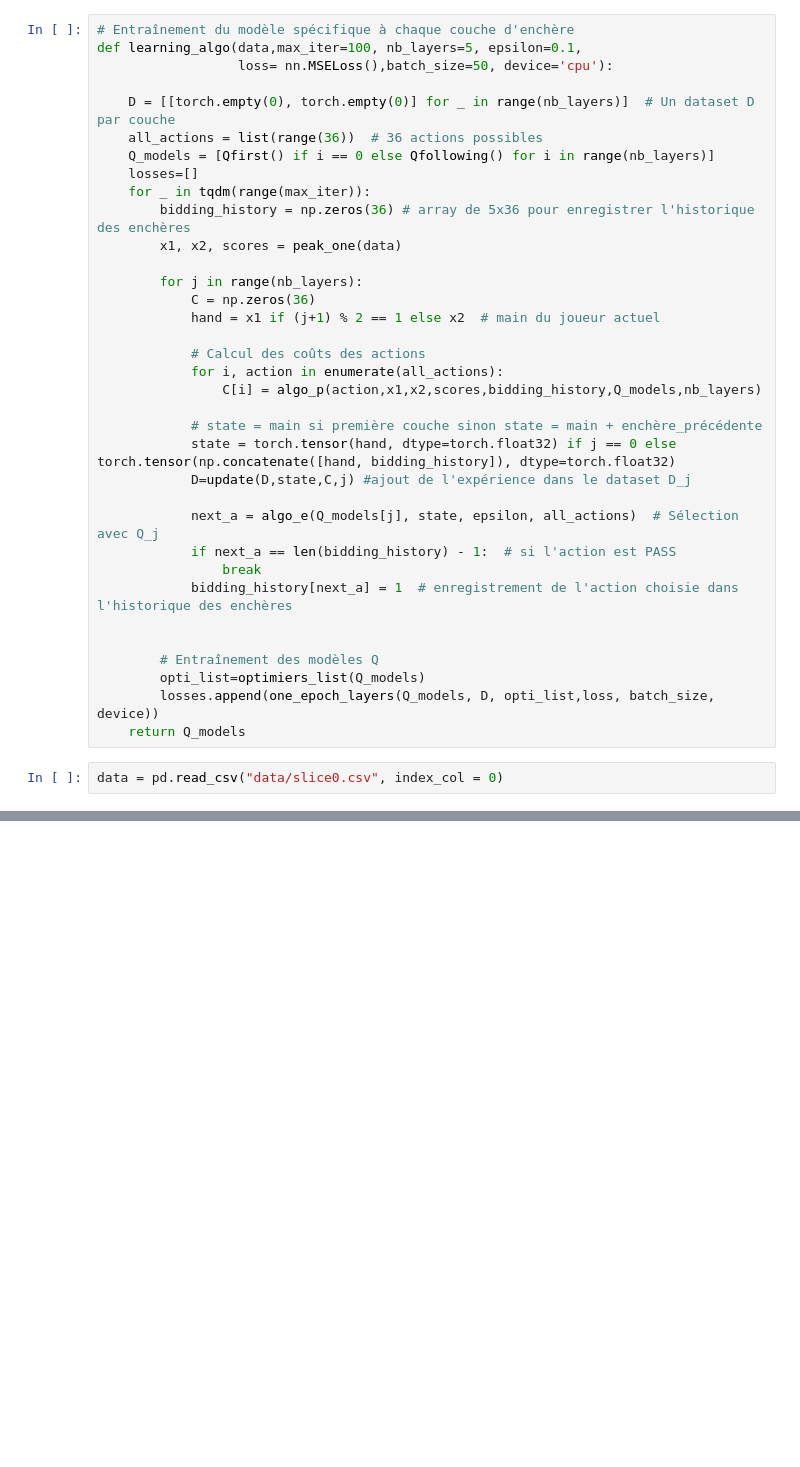
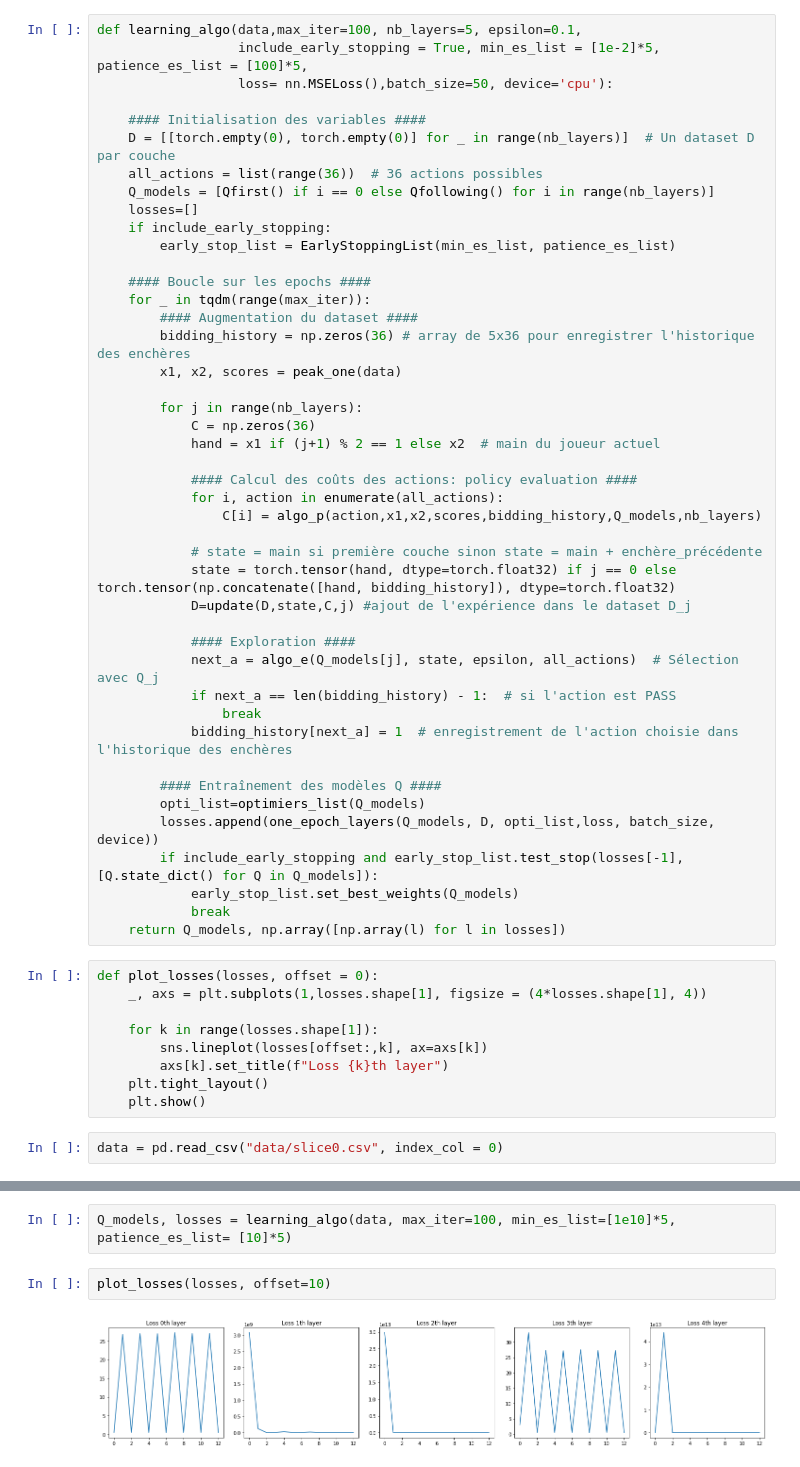
Before and after one commit to SimonPierreC/RL-for-bridge-bidding, a Jupyter notebook: main.ipynb, the cells around one changed output, grey strips where cells are left out. Cells and saved outputs as stored; diff of their text form; blank space fills up the shorter version.

```diff
--- a/main.ipynb
+++ b/main.ipynb
@@ -11,13 +11,19 @@ ImportError: cannot import name 'algo_p' from 'learning_tools' (c:\Users\Chardin
 # %%
-# Entraînement du modèle spécifique à chaque couche d'enchère
 def learning_algo(data,max_iter=100, nb_layers=5, epsilon=0.1,
+                  include_early_stopping = True, min_es_list = [1e-2]*5, patience_es_list = [100]*5,
                   loss= nn.MSELoss(),batch_size=50, device='cpu'):
 
+    #### Initialisation des variables ####
     D = [[torch.empty(0), torch.empty(0)] for _ in range(nb_layers)]  # Un dataset D par couche
     all_actions = list(range(36))  # 36 actions possibles
     Q_models = [Qfirst() if i == 0 else Qfollowing() for i in range(nb_layers)]
     losses=[]
+    if include_early_stopping:
+        early_stop_list = EarlyStoppingList(min_es_list, patience_es_list)
+
+    #### Boucle sur les epochs ####
     for _ in tqdm(range(max_iter)):
+        #### Augmentation du dataset ####
         bidding_history = np.zeros(36) # array de 5x36 pour enregistrer l'historique des enchères
         x1, x2, scores = peak_one(data)
 
@@ -25,7 +31,7 @@ def learning_algo(data,max_iter=100, nb_layers=5, epsilon=0.1,
             C = np.zeros(36)
             hand = x1 if (j+1) % 2 == 1 else x2  # main du joueur actuel
 
-            # Calcul des coûts des actions
+            #### Calcul des coûts des actions: policy evaluation ####
             for i, action in enumerate(all_actions):
                 C[i] = algo_p(action,x1,x2,scores,bidding_history,Q_models,nb_layers)
 
@@ -33,15 +39,27 @@ def learning_algo(data,max_iter=100, nb_layers=5, epsilon=0.1,
             state = torch.tensor(hand, dtype=torch.float32) if j == 0 else torch.tensor(np.concatenate([hand, bidding_history]), dtype=torch.float32)
             D=update(D,state,C,j) #ajout de l'expérience dans le dataset D_j
 
+            #### Exploration ####
             next_a = algo_e(Q_models[j], state, epsilon, all_actions)  # Sélection avec Q_j
             if next_a == len(bidding_history) - 1:  # si l'action est PASS
                 break
             bidding_history[next_a] = 1  # enregistrement de l'action choisie dans l'historique des enchères
 
-
-        # Entraînement des modèles Q
+        #### Entraînement des modèles Q ####
         opti_list=optimiers_list(Q_models)
         losses.append(one_epoch_layers(Q_models, D, opti_list,loss, batch_size, device))
-    return Q_models
+        if include_early_stopping and early_stop_list.test_stop(losses[-1], [Q.state_dict() for Q in Q_models]):
+            early_stop_list.set_best_weights(Q_models)
+            break
+    return Q_models, np.array([np.array(l) for l in losses])
+# %%
+def plot_losses(losses, offset = 0):
+    _, axs = plt.subplots(1,losses.shape[1], figsize = (4*losses.shape[1], 4))
+
+    for k in range(losses.shape[1]):
+        sns.lineplot(losses[offset:,k], ax=axs[k])
+        axs[k].set_title(f"Loss {k}th layer")
+    plt.tight_layout()
+    plt.show()
 # %%
 data = pd.read_csv("data/slice0.csv", index_col = 0)
@@ -49,0 +66,6 @@ learning_algo
+# %%
+Q_models, losses = learning_algo(data, max_iter=100, min_es_list=[1e10]*5, patience_es_list= [10]*5)
+# %%
+plot_losses(losses, offset=10)
+# %% [output]
+[figure, added]
```
Also changed, not shown: parts of 3 cells of this notebook.
